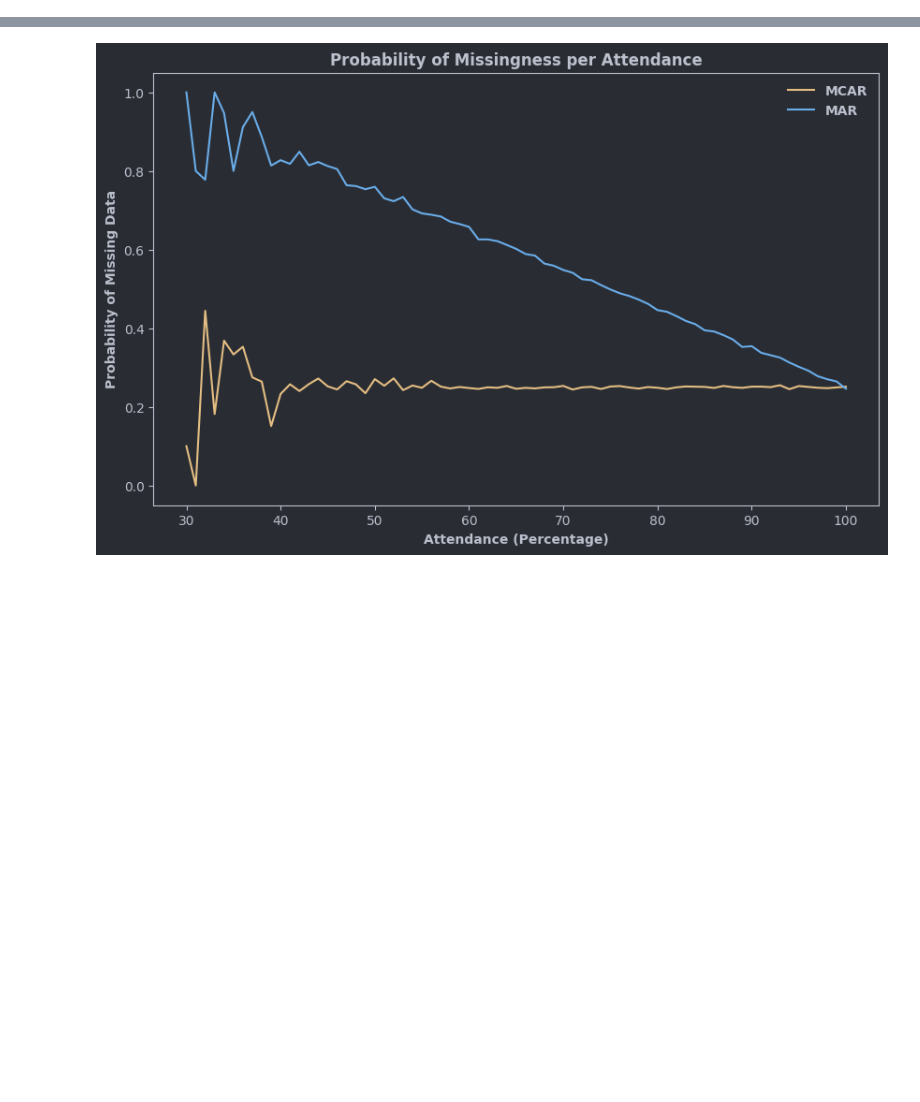
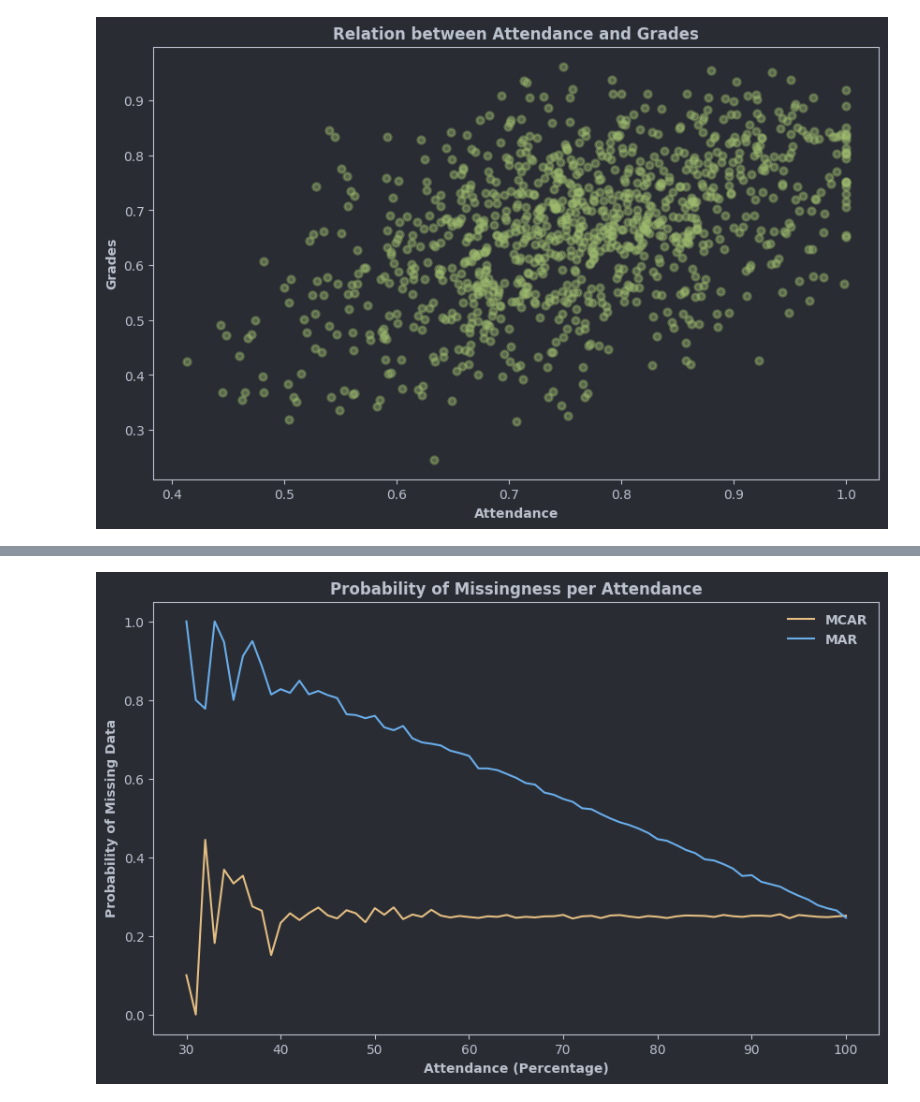
Before and after one commit to tomas-ramos21/Missing-Data, a Jupyter notebook: missing-data-part1.ipynb, the cells around one changed output, grey strips where cells are left out. Cells and saved outputs as stored; diff of their text form; code cells hidden in the pictures; blank space fills up the shorter version.

```diff
--- a/missing-data-part1.ipynb
+++ b/missing-data-part1.ipynb
@@ -38,3 +38,28 @@ plt.show()
+# %%
+# Set background color for the figure and axes
+fig, ax = plt.subplots(figsize=(10, 6))
+fig.patch.set_facecolor('#292C33')
+ax.set_facecolor('#292C33')
+ax.scatter(attendance, grades, alpha=0.4, facecolor='#A0BD70', edgecolors='#A0BD70', linewidth=2, s=30)
+
+# Customize axis lines and text
+ax.spines['bottom'].set_color('#BBC1CD')  # Bottom axis color
+ax.spines['left'].set_color('#BBC1CD')  # Left axis color
+ax.spines['right'].set_color('#BBC1CD')  # Left axis color
+ax.spines['top'].set_color('#BBC1CD')  # Left axis color
+ax.tick_params(axis='x', colors='#BBC1CD')  # X-axis tick color
+ax.tick_params(axis='y', colors='#BBC1CD')  # Y-axis tick color
+
+# Labels and title
+plt.xlabel('Attendance', color='#BBC1CD', fontweight='bold')
+plt.ylabel('Grades', color='#BBC1CD', fontweight='bold')
+plt.title('Relation between Attendance and Grades', color='#BBC1CD', fontweight='bold')
+
+plt.savefig('simulated_data_scatter.svg', format='svg', dpi=1200)
+
+plt.show()
+# %% [output]
+[figure, added]
 # %%
 # Simulate the actual data being used in the article
 np.random.seed(seed=0)
```
Also changed, not shown: parts of 4 cells of this notebook.
